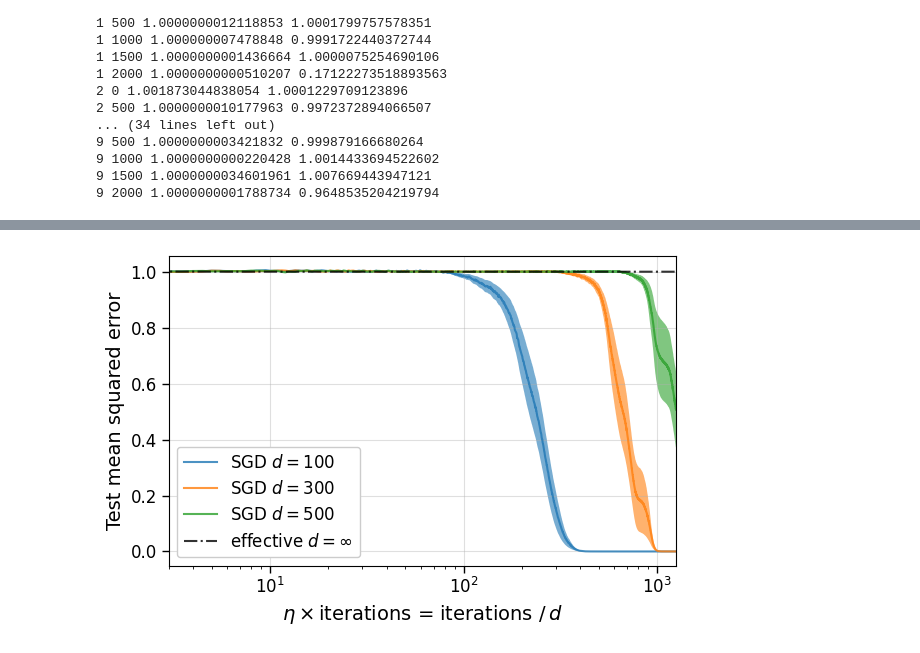
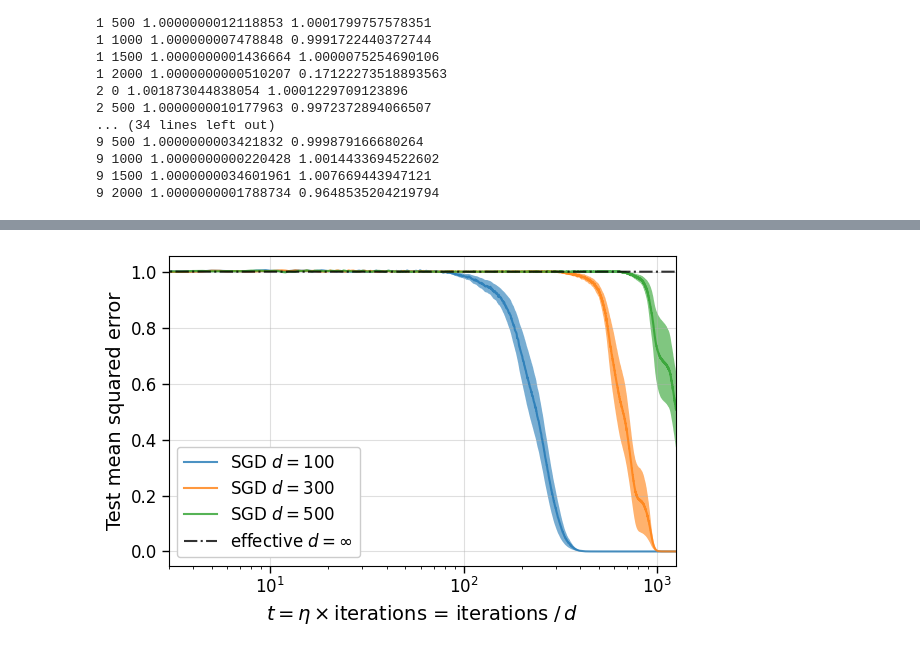
Before and after one commit to nirmitj6/DLQ-captures-the-complexity-of-learning-with-SGD, a Jupyter notebook: ell2_parity.ipynb, the cells around one changed output, grey strips where cells are left out. Drawn from its saved outputs; the diff is of its cells as text; code cells hidden in the pictures.

```diff
--- a/ell2_parity.ipynb
+++ b/ell2_parity.ipynb
@@ -426,30 +426,30 @@ plt.show()
 # %%
 fig,ax = plt.subplots(nrows=1, ncols=1, figsize=(6, 4))#, gridspec_kw={'width_ratios': [1.5, 2]})
 
 ax.plot(xi*np.arange(T),smooth(meanLoss11,1), linestyle='-', alpha = 0.8, label=r'SGD $d=100$')
 ax.fill_between(xi*np.arange(T),smooth(meanLoss11 - stdLoss11,4), smooth(meanLoss11 + stdLoss11,4),  alpha = 0.6)
 
 ax.plot(xi*np.arange(T),smooth(meanLoss12,1), linestyle='-', alpha = 0.8, label=r'SGD $d=300$')
 ax.fill_between(xi*np.arange(T),smooth(meanLoss12 - stdLoss12,4), smooth(meanLoss12 + stdLoss12,4),  alpha = 0.6)
 
 
 ax.plot(xi*np.arange(T),smooth(meanLoss13,1), linestyle='-', alpha = 0.8, label=r'SGD $d=500$')
 ax.fill_between(xi*np.arange(T),smooth(meanLoss13 - stdLoss13,4), smooth(meanLoss13 + stdLoss13,4),  alpha = 0.6)
 
 
 ax.plot(xi*np.arange(T),smooth(meanLossDF11,5), color ='black', alpha = 0.8,linestyle='-.', label='effective $d=\infty$')
 
 ax.grid(alpha=0.4)
-ax.set_xlabel(r'$\eta \times $iterations = iterations $/\,d$', fontsize =14)
+ax.set_xlabel(r'$t = \eta \times $iterations = iterations $/\,d$', fontsize =14)
 ax.set_ylabel(r'Test mean squared error', fontsize =14)
 plt.setp(ax.get_xticklabels(),fontsize=12)
 plt.setp(ax.get_yticklabels(),fontsize=12)
 ax.tick_params(direction='out', length=5, width=1)
 ax.legend(loc='lower left', fontsize=12, framealpha = 1)
 ax.set_xlim([3,xi*T])
 ax.set_xscale('log')
 fig.tight_layout()
 plt.savefig('ell2loss/ell2parity-log.pdf')
 plt.show()
 # %% [output]
-[figure, old version]
+[figure, new version]
```
Also changed, not shown: parts of 1 cell of this notebook.
